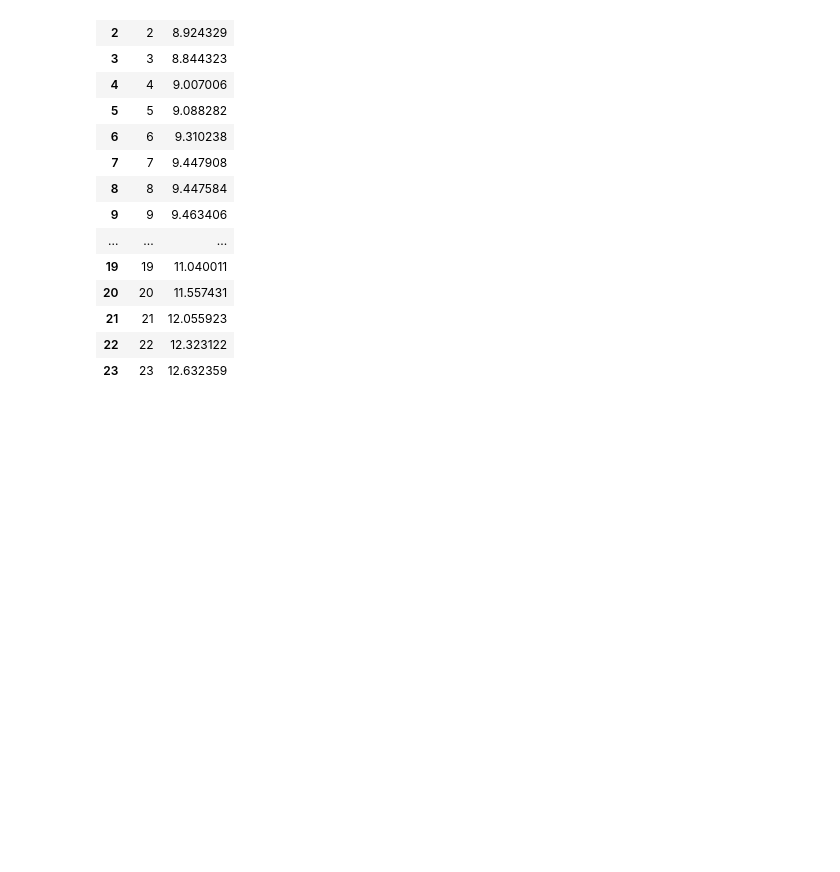
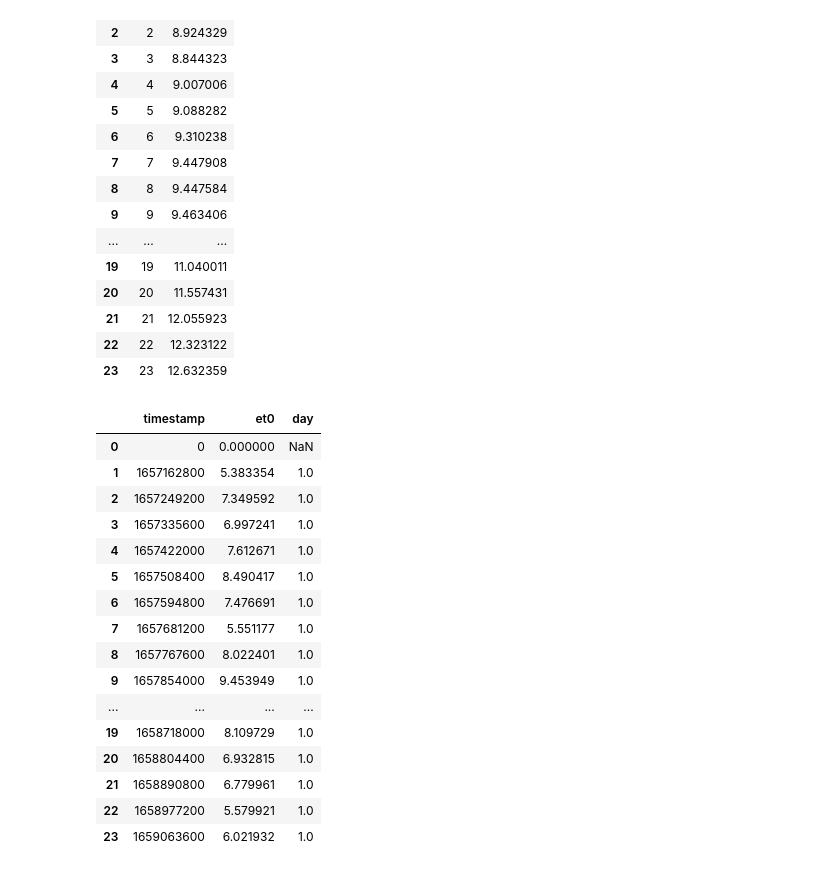
Before and after one commit to josephgiovanelli/et0_calculation, a Jupyter notebook: notebook.ipynb, the cells around one changed output. Drawn from its saved outputs; the diff is of its cells as text; code cells hidden in the pictures; blank space fills up the shorter version.

```diff
--- a/notebook.ipynb
+++ b/notebook.ipynb
@@ -170,4 +170,24 @@ water_content
 | 21 | 21 | 12.055923 |
 | 22 | 22 | 12.323122 |
 | 23 | 23 | 12.632359 |
+# %%
+pd.DataFrame([{'timestamp': 0, 'et0': 0}]).append(et, ignore_index =True)
+# %% [output]
+|  | timestamp | et0 | day |
+| 0 | 0 | 0.000000 | NaN |
+| 1 | 1657162800 | 5.383354 | 1.0 |
+| 2 | 1657249200 | 7.349592 | 1.0 |
+| 3 | 1657335600 | 6.997241 | 1.0 |
+| 4 | 1657422000 | 7.612671 | 1.0 |
+| 5 | 1657508400 | 8.490417 | 1.0 |
+| 6 | 1657594800 | 7.476691 | 1.0 |
+| 7 | 1657681200 | 5.551177 | 1.0 |
+| 8 | 1657767600 | 8.022401 | 1.0 |
+| 9 | 1657854000 | 9.453949 | 1.0 |
+| ... | ... | ... | ... |
+| 19 | 1658718000 | 8.109729 | 1.0 |
+| 20 | 1658804400 | 6.932815 | 1.0 |
+| 21 | 1658890800 | 6.779961 | 1.0 |
+| 22 | 1658977200 | 5.579921 | 1.0 |
+| 23 | 1659063600 | 6.021932 | 1.0 |
 # %%
```
Also changed, not shown: parts of 2 cells of this notebook.
